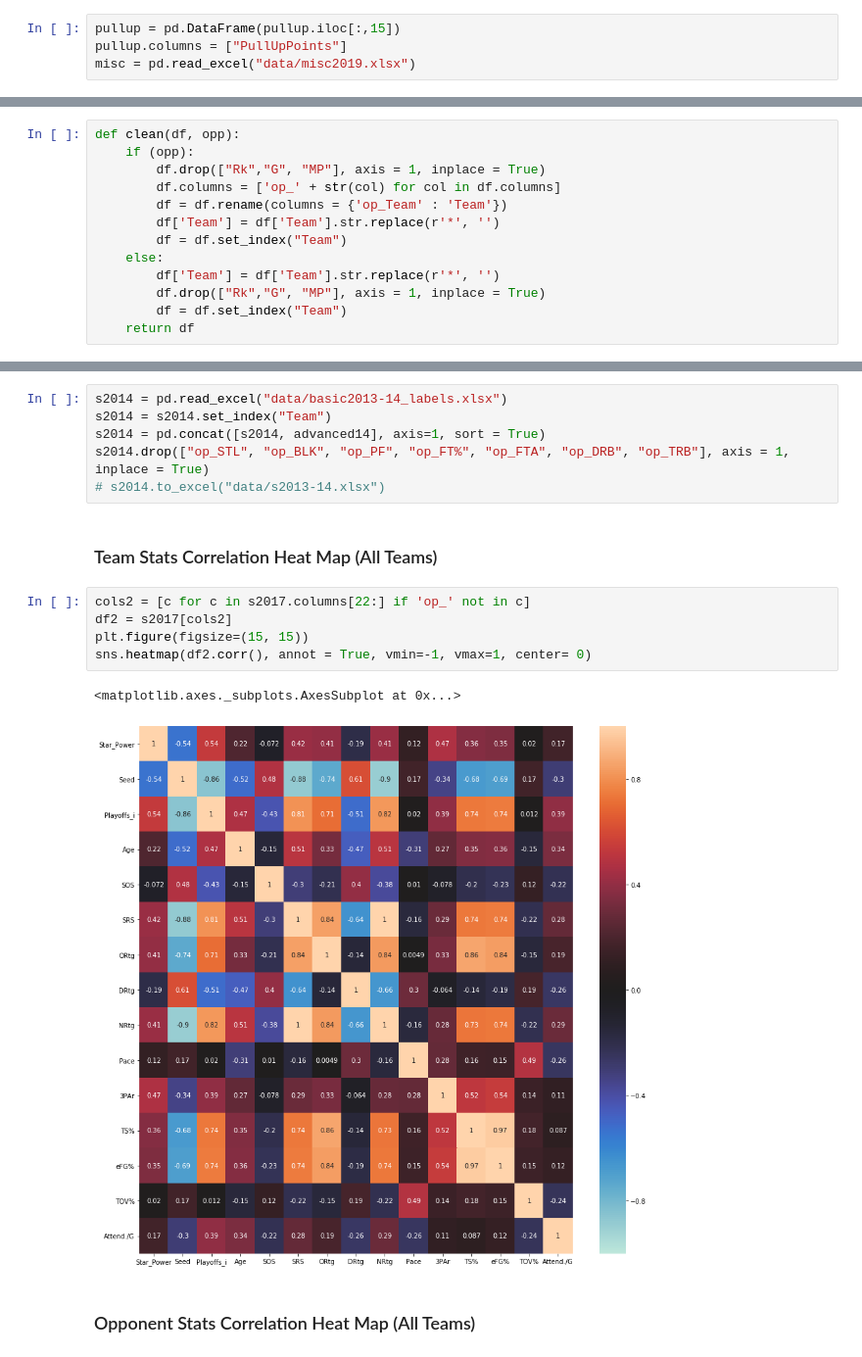
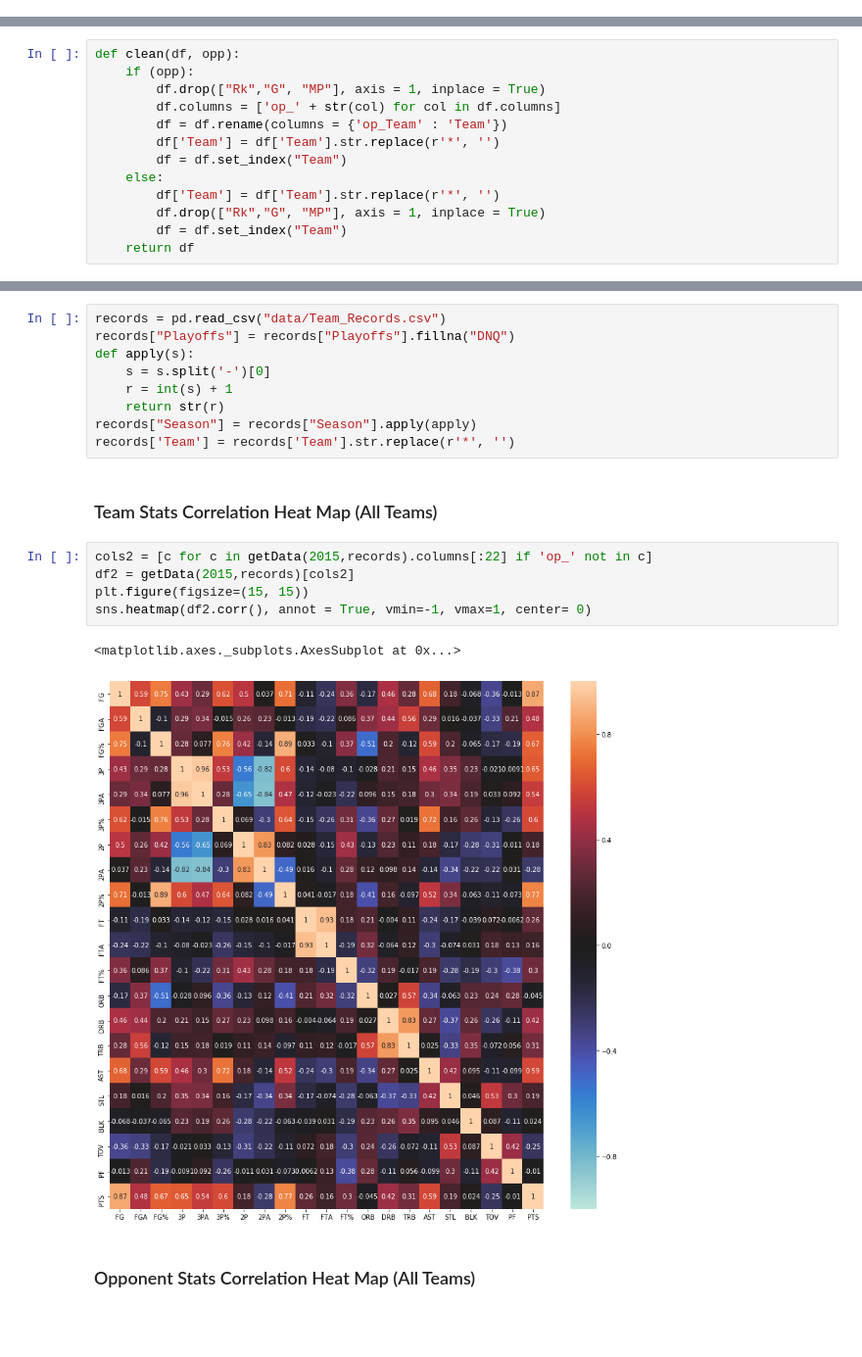
Before and after one commit to sameervarma13/NBA_TeamClassifier, a Jupyter notebook: team_analysis.ipynb, the cells around one changed output, grey strips where cells are left out. Shown at 98% size. Cells and saved outputs as stored; diff of their text form; blank space fills up the shorter version.

```diff
--- a/team_analysis.ipynb
+++ b/team_analysis.ipynb
@@ -40,4 +8,0 @@ pullup = scrape('https://stats.nba.com/teams/pullup/?Season=2018-19&SeasonType=R
-# %%
-pullup = pd.DataFrame(pullup.iloc[:,15])
-pullup.columns = ["PullUpPoints"]
-misc = pd.read_excel("data/misc2019.xlsx")
@@ -225,19 +68,22 @@ basic14.loc["Houston Rockets", "Star_Power"] = 1
-# %%
-s2014 = pd.read_excel("data/basic2013-14_labels.xlsx")
-s2014 = s2014.set_index("Team")
-s2014 = pd.concat([s2014, advanced14], axis=1, sort = True)
-s2014.drop(["op_STL", "op_BLK", "op_PF", "op_FT%", "op_FTA", "op_DRB", "op_TRB"], axis = 1, inplace = True)
-# s2014.to_excel("data/s2013-14.xlsx")
+# %%
+records = pd.read_csv("data/Team_Records.csv")
+records["Playoffs"] = records["Playoffs"].fillna("DNQ")
+def apply(s):
+    s = s.split('-')[0]
+    r = int(s) + 1
+    return str(r)
+records["Season"] = records["Season"].apply(apply)
+records['Team'] = records['Team'].str.replace(r'*', '')
 # %% [markdown]
 ### Team Stats Correlation Heat Map (All Teams)
 # %%
-cols2 = [c for c in s2017.columns[22:] if 'op_' not in c]
-df2 = s2017[cols2]
+cols2 = [c for c in getData(2015,records).columns[:22] if 'op_' not in c]
+df2 = getData(2015,records)[cols2]
 plt.figure(figsize=(15, 15))
 sns.heatmap(df2.corr(), annot = True, vmin=-1, vmax=1, center= 0)
 # %% [output]
 <matplotlib.axes._subplots.AxesSubplot at 0x...>
-[figure, old version]
+[figure, new version]
 # %% [markdown]
 ### Opponent Stats Correlation Heat Map (All Teams)
 # %%
```
Also changed, not shown: parts of 125 cells of this notebook, 1 other file.
